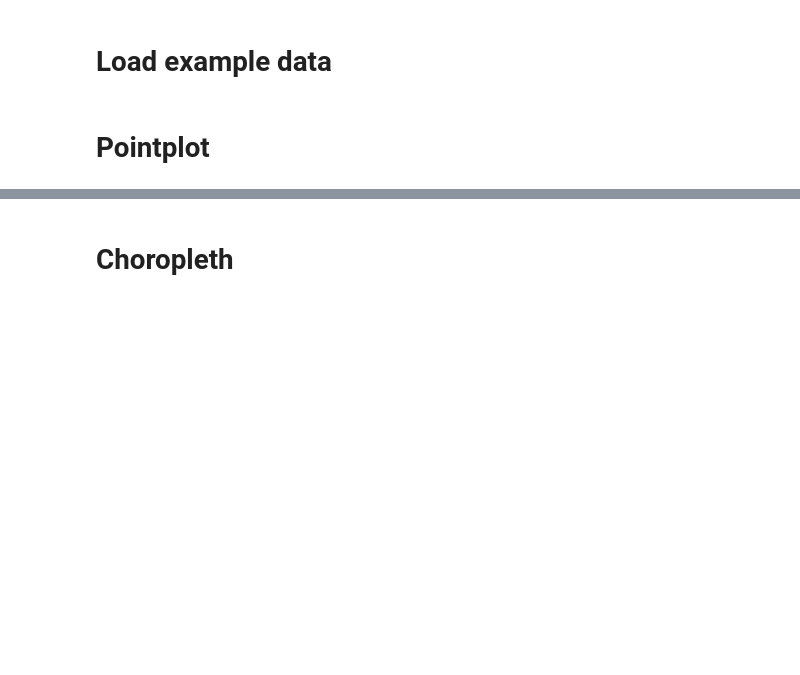
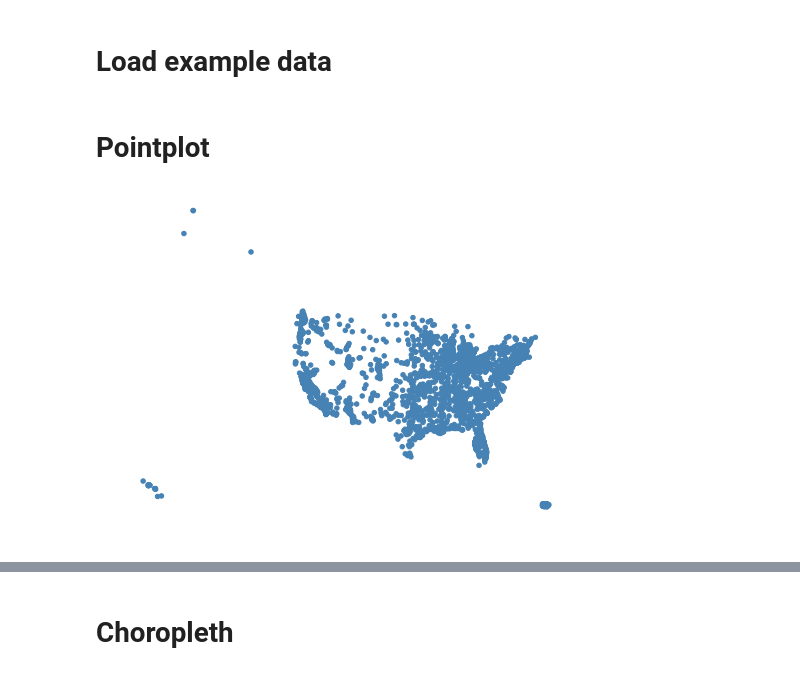
Before and after one commit to ResidentMario/geoplot, a Jupyter notebook: notebooks/generate-api-reference-images.ipynb, the cells around one changed output, grey strips where cells are left out. Saved outputs shown, nothing was run; the diff lists cells and outputs as text; code cells hidden in the pictures; blank space fills up the shorter version.

Commit message:
Rewrite API reference on pointplot.

```diff
--- a/notebooks/generate-api-reference-images.ipynb
+++ b/notebooks/generate-api-reference-images.ipynb
@@ -54,6 +23,14 @@ collisions['BOROUGH'] = collisions['BOROUGH'].str.strip().map(lambda v: np.nan i
+# %%
+cities = gpd.read_file(gplt.datasets.get_path('usa_cities'))
+boroughs = gpd.read_file(gplt.datasets.get_path('nyc_boroughs'))
+dc = gpd.read_file(gplt.datasets.get_path('dc_roads'))
+census_tracts = gpd.read_file(gplt.datasets.get_path('ny_census'))
+collisions = gpd.read_file(gplt.datasets.get_path('nyc_collision_factors'))
 # %% [markdown]
 # Pointplot
 # %%
 points = utils.gaussian_points()
-gplt.pointplot(points, projection=gcrs.PlateCarree())
+gplt.pointplot(cities)
 plt.savefig('../figures/pointplot/pointplot-initial.png', **savefig_kwargs)
+# %% [output]
+[figure, added]
```
Also changed, not shown: parts of 23 cells of this notebook, 10 other files.
